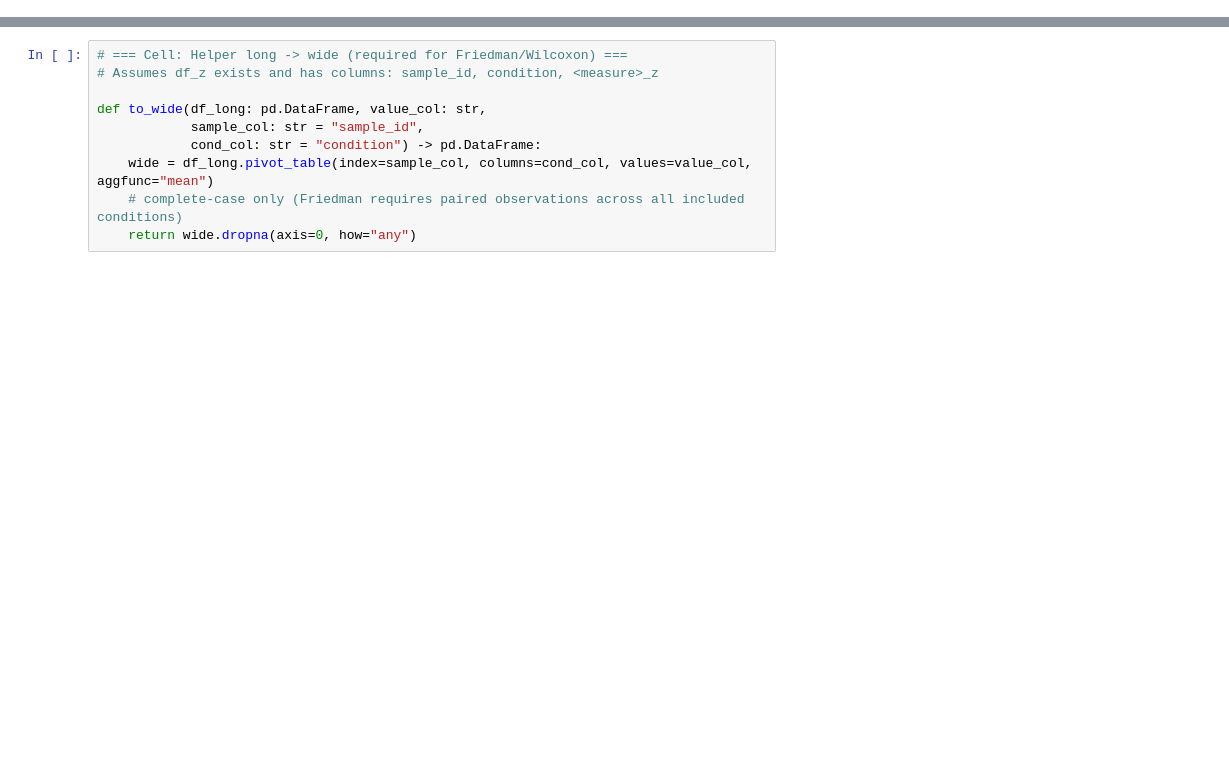
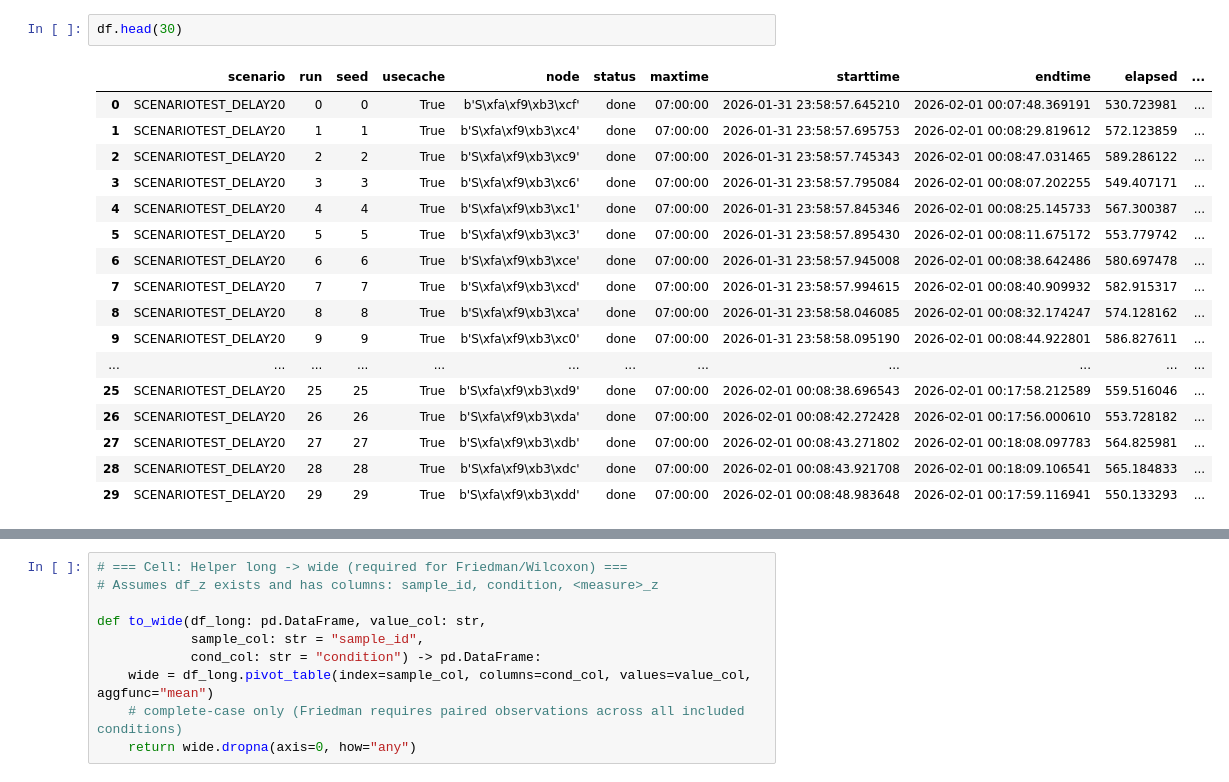
Before and after one commit to Jornvanbeek/bluesky, a Jupyter notebook: bluesky/statistical analysis.ipynb, the cells around one changed output, grey strips where cells are left out. Drawn from its saved outputs; the diff is of its cells as text; blank space fills up the shorter version.

```diff
--- a/bluesky/statistical analysis.ipynb
+++ b/bluesky/statistical analysis.ipynb
@@ -78,3 +170,23 @@ df[required].head()
+# %%
+df.head(30)
+# %% [output]
+|  | scenario | run | seed | usecache | node | status | maxtime | starttime | endtime | elapsed | ... |
+| 0 | SCENARIOTEST_DELAY20 | 0 | 0 | True | b'S\xfa\xf9\xb3\xcf' | done | 07:00:00 | 2026-01-31 23:58:57.645210 | 2026-02-01 00:07:48.369191 | 530.723981 | ... |
+| 1 | SCENARIOTEST_DELAY20 | 1 | 1 | True | b'S\xfa\xf9\xb3\xc4' | done | 07:00:00 | 2026-01-31 23:58:57.695753 | 2026-02-01 00:08:29.819612 | 572.123859 | ... |
+| 2 | SCENARIOTEST_DELAY20 | 2 | 2 | True | b'S\xfa\xf9\xb3\xc9' | done | 07:00:00 | 2026-01-31 23:58:57.745343 | 2026-02-01 00:08:47.031465 | 589.286122 | ... |
+| 3 | SCENARIOTEST_DELAY20 | 3 | 3 | True | b'S\xfa\xf9\xb3\xc6' | done | 07:00:00 | 2026-01-31 23:58:57.795084 | 2026-02-01 00:08:07.202255 | 549.407171 | ... |
+| 4 | SCENARIOTEST_DELAY20 | 4 | 4 | True | b'S\xfa\xf9\xb3\xc1' | done | 07:00:00 | 2026-01-31 23:58:57.845346 | 2026-02-01 00:08:25.145733 | 567.300387 | ... |
+| 5 | SCENARIOTEST_DELAY20 | 5 | 5 | True | b'S\xfa\xf9\xb3\xc3' | done | 07:00:00 | 2026-01-31 23:58:57.895430 | 2026-02-01 00:08:11.675172 | 553.779742 | ... |
+| 6 | SCENARIOTEST_DELAY20 | 6 | 6 | True | b'S\xfa\xf9\xb3\xce' | done | 07:00:00 | 2026-01-31 23:58:57.945008 | 2026-02-01 00:08:38.642486 | 580.697478 | ... |
+| 7 | SCENARIOTEST_DELAY20 | 7 | 7 | True | b'S\xfa\xf9\xb3\xcd' | done | 07:00:00 | 2026-01-31 23:58:57.994615 | 2026-02-01 00:08:40.909932 | 582.915317 | ... |
+| 8 | SCENARIOTEST_DELAY20 | 8 | 8 | True | b'S\xfa\xf9\xb3\xca' | done | 07:00:00 | 2026-01-31 23:58:58.046085 | 2026-02-01 00:08:32.174247 | 574.128162 | ... |
+| 9 | SCENARIOTEST_DELAY20 | 9 | 9 | True | b'S\xfa\xf9\xb3\xc0' | done | 07:00:00 | 2026-01-31 23:58:58.095190 | 2026-02-01 00:08:44.922801 | 586.827611 | ... |
+| ... | ... | ... | ... | ... | ... | ... | ... | ... | ... | ... | ... |
+| 25 | SCENARIOTEST_DELAY20 | 25 | 25 | True | b'S\xfa\xf9\xb3\xd9' | done | 07:00:00 | 2026-02-01 00:08:38.696543 | 2026-02-01 00:17:58.212589 | 559.516046 | ... |
+| 26 | SCENARIOTEST_DELAY20 | 26 | 26 | True | b'S\xfa\xf9\xb3\xda' | done | 07:00:00 | 2026-02-01 00:08:42.272428 | 2026-02-01 00:17:56.000610 | 553.728182 | ... |
+| 27 | SCENARIOTEST_DELAY20 | 27 | 27 | True | b'S\xfa\xf9\xb3\xdb' | done | 07:00:00 | 2026-02-01 00:08:43.271802 | 2026-02-01 00:18:08.097783 | 564.825981 | ... |
+| 28 | SCENARIOTEST_DELAY20 | 28 | 28 | True | b'S\xfa\xf9\xb3\xdc' | done | 07:00:00 | 2026-02-01 00:08:43.921708 | 2026-02-01 00:18:09.106541 | 565.184833 | ... |
+| 29 | SCENARIOTEST_DELAY20 | 29 | 29 | True | b'S\xfa\xf9\xb3\xdd' | done | 07:00:00 | 2026-02-01 00:08:48.983648 | 2026-02-01 00:17:59.116941 | 550.133293 | ... |
 # %%
 # === Cell 4: kies metrics + numeric coercion + clean subset ===
 MEASURES = [
```
Also changed, not shown: parts of 15 cells of this notebook, 40 other files.
